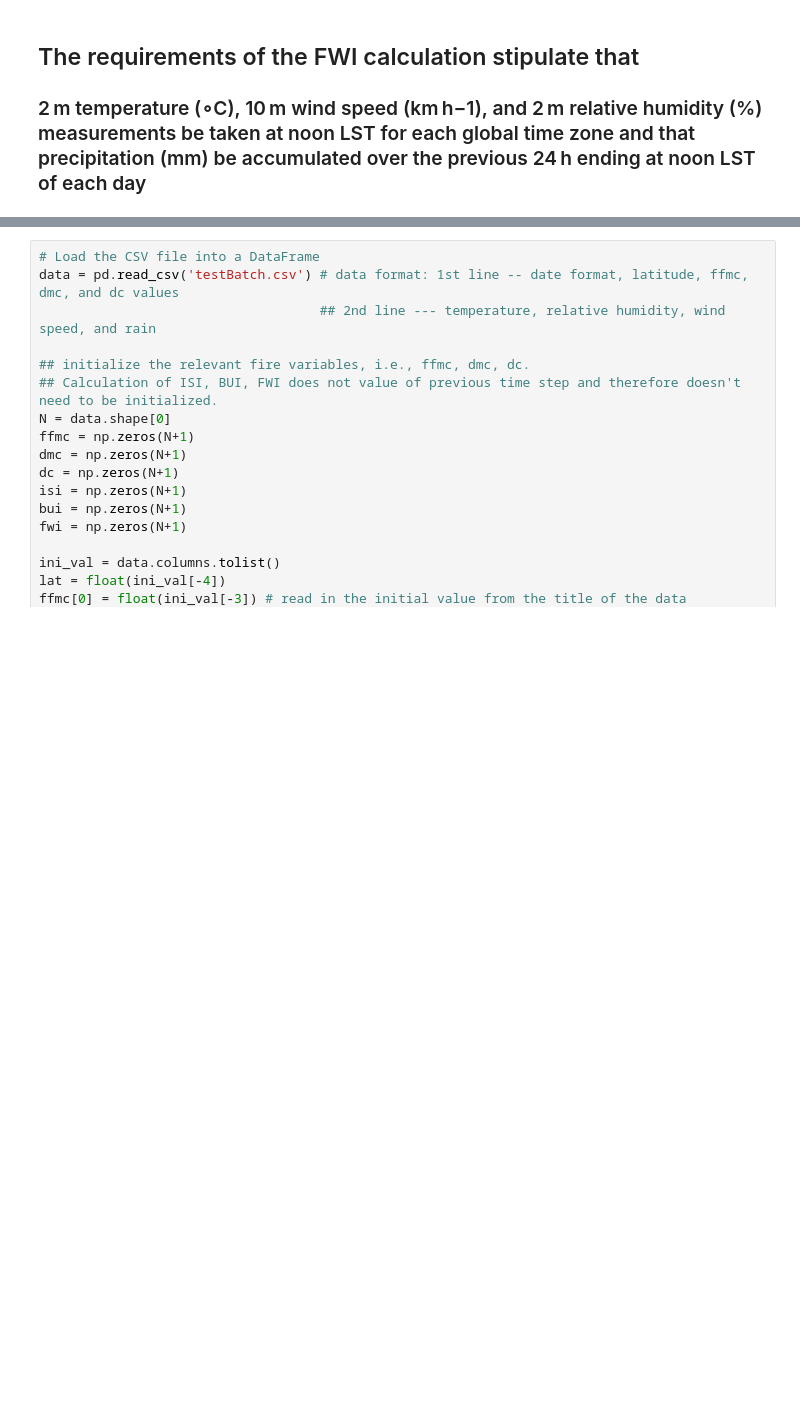
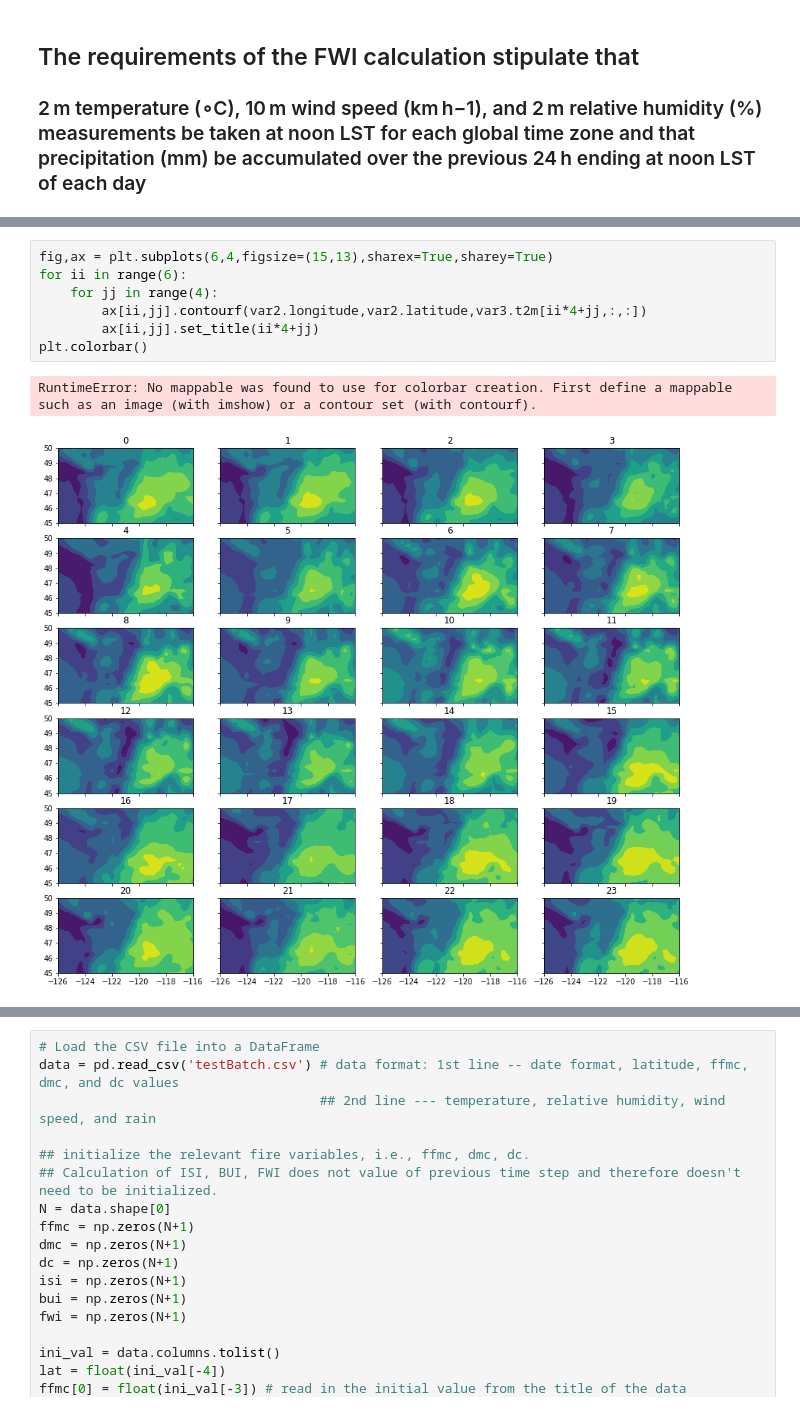
Before and after one commit to UW-Climate-Risk-Lab/climate-risk-map-hazards, a Jupyter notebook: FireWeatherIndex/FWI_ERA5.ipynb, the cells around one changed output, grey strips where cells are left out. Cells and saved outputs as stored; diff of their text form; blank space fills up the shorter version.

```diff
--- a/FireWeatherIndex/FWI_ERA5.ipynb
+++ b/FireWeatherIndex/FWI_ERA5.ipynb
@@ -99,0 +148,10 @@ Datum: North American Datum 1983
+# %%
+fig,ax = plt.subplots(6,4,figsize=(15,13),sharex=True,sharey=True)
+for ii in range(6):
+    for jj in range(4):
+        ax[ii,jj].contourf(var2.longitude,var2.latitude,var3.t2m[ii*4+jj,:,:])
+        ax[ii,jj].set_title(ii*4+jj)
+plt.colorbar()
+# %% [output]
+RuntimeError: No mappable was found to use for colorbar creation. First define a mappable such as an image (with imshow) or a contour set (with contourf).
+[figure, added]
```
Also changed, not shown: parts of 20 cells of this notebook, 9 other files.
